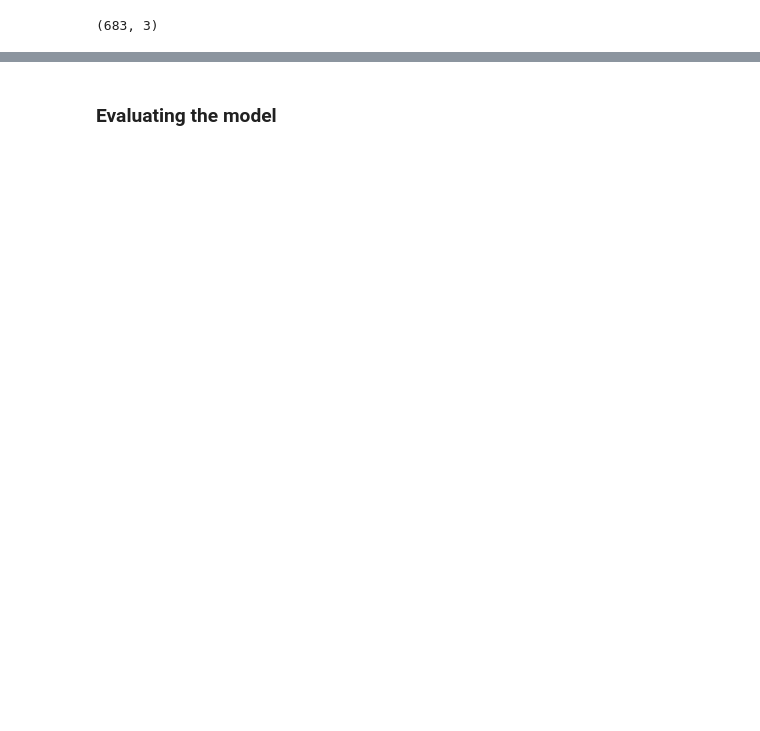
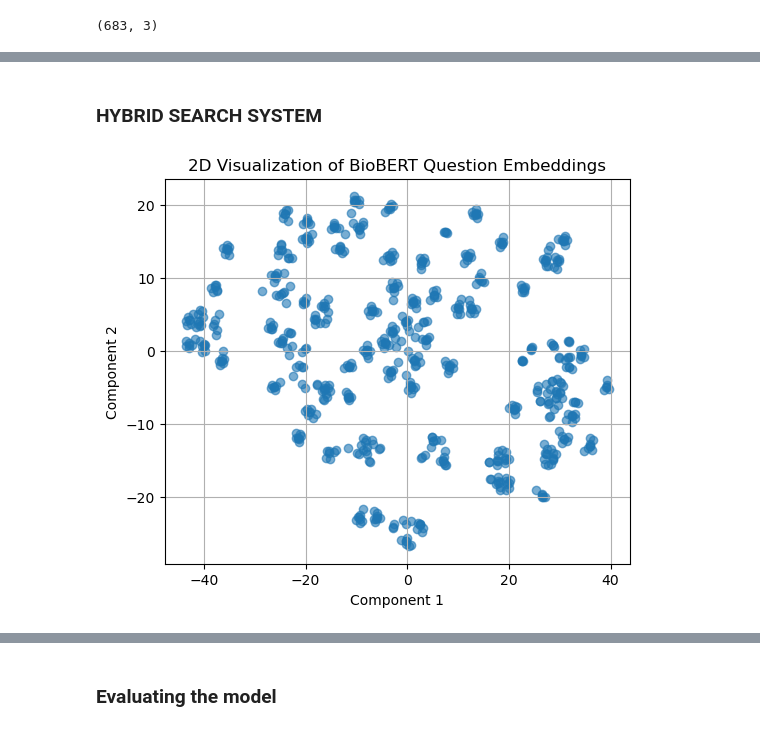
Before and after one commit to Husky-69/Cancer_NLP_Group_project, a Jupyter notebook: Medical_chatbot.ipynb, the cells around one changed output, grey strips where cells are left out. Drawn from its saved outputs; the diff is of its cells as text; code cells hidden in the pictures; blank space fills up the shorter version.

```diff
--- a/Medical_chatbot.ipynb
+++ b/Medical_chatbot.ipynb
@@ -185,16 +186,0 @@ True
-# %%
-#Defining a function to clean and preprocess the text data in the DataFrame
-
-stop_words = set(stopwords.words("english"))
-lemmatizer = WordNetLemmatizer()
-
-def clean_text(text):
-    # Remove HTML tags if any
-    text = re.sub(r"<.*?>", "", text)
-    # Lowercase and remove special characters
-    text = re.sub(r"[^a-zA-Z\s]", "", text.lower())
-    # Tokenize words
-    tokens = nltk.word_tokenize(text)
-    # Remove stopwords and lemmatize
-    tokens = [lemmatizer.lemmatize(word) for word in tokens if word not in stop_words]
-    return " ".join(tokens)
@@ -261,0 +268,2 @@ A: sign symptom oropharyngeal cancer include lump neck sore throat sign symptom
+# %% [markdown]
+###  HYBRID SEARCH SYSTEM
@@ -261,0 +274,21 @@ A: sign symptom oropharyngeal cancer include lump neck sore throat sign symptom
+# %%
+# Biomedical embedding model
+model = SentenceTransformer("pritamdeka/BioBERT-mnli-snli-scinli-scitail-mednli-stsb")
+question_embeddings = model.encode(cancer_df['question'].tolist())
+# %%
+# 2D Visualization of Sentence Embeddings
+from sklearn.manifold import TSNE
+import matplotlib.pyplot as plt
+
+tsne = TSNE(n_components=2, random_state=42)
+embeddings_2d = tsne.fit_transform(question_embeddings)
+
+plt.figure(figsize= (6,5))
+plt.scatter(embeddings_2d[:, 0], embeddings_2d[:, 1], alpha=0.6)
+plt.title("2D Visualization of BioBERT Question Embeddings")
+plt.xlabel("Component 1")
+plt.ylabel("Component 2")
+plt.grid(True)
+plt.show()
+# %% [output]
+[figure, added]
```
Also changed, not shown: parts of 30 cells of this notebook.
